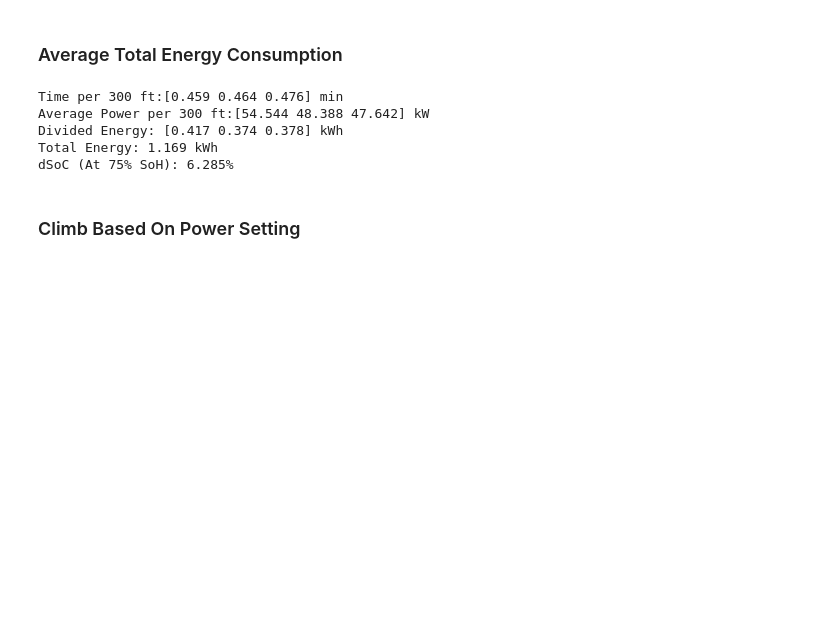
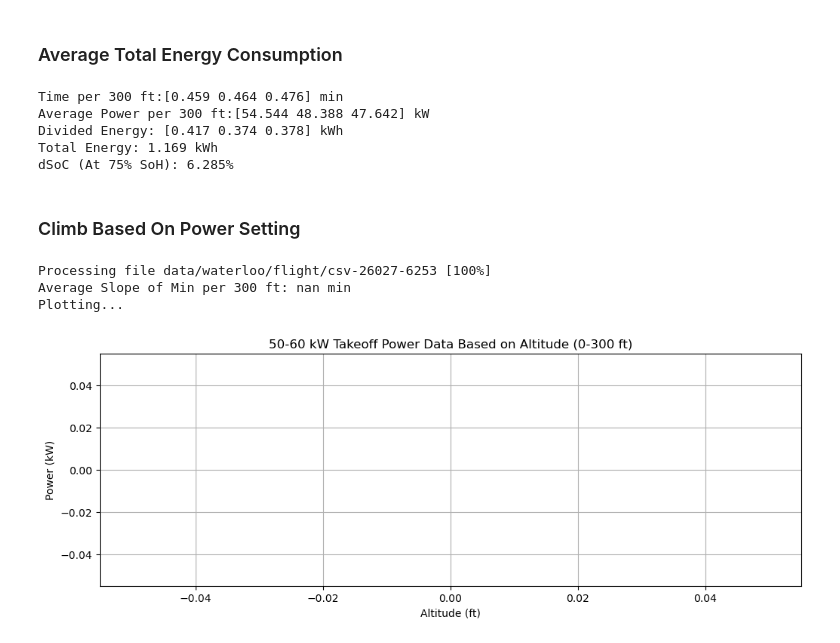
Before and after one commit to NathanL15/BatteryDataAnalysis, a Jupyter notebook: Waterloo-Takeoff-Climb.ipynb, the cells around one changed output. Saved outputs shown, nothing was run; the diff lists cells and outputs as text; code cells hidden in the pictures; blank space fills up the shorter version.

```diff
--- a/Waterloo-Takeoff-Climb.ipynb
+++ b/Waterloo-Takeoff-Climb.ipynb
@@ -1215,3 +1215,67 @@ Total Energy: 1.169 kWh
 dSoC (At 75% SoH): 6.285%
 # %% [markdown]
 ### Climb Based On Power Setting
+# %%
+%%time
+cell_diff = 20
+total_subfolders = len(subfolders)
+colormap = plt.colormaps['tab20']
+plt.figure(figsize=(12, 4))
+
+slopes_soc_per_ft = []
+power_list = []
+
+for i, subfolder in enumerate(subfolders):
+    print(f"\rProcessing file {subfolder} [{round((i+1) / total_subfolders * 100)}%]", end='', flush = True)
+    if df_power["alt"][i].max() < 1300:
+        # Calculates the slope of cells 20 cells away from each other
+        alt_diff = df_power["alt"][i].diff(periods=cell_diff)
+        time_diff = df_power["time"][i].diff(periods=cell_diff)
+        temp_alt_diff = df_power["alt"][i].diff(periods=10)
+        alt_diff[temp_alt_diff < 0] = 0
+        slope = alt_diff / time_diff
+        # Find the indices where slope is over 450
+        high_slope_indices = slope[slope > 400].index
+
+        if not high_slope_indices.empty:
+            # Plots the data inbtwn data sufficient slope
+            for idx in high_slope_indices:
+                start_idx = max(0, idx - cell_diff + 1)
+                end_idx = min(len(df_power["alt"][i]), idx + 1)
+
+                while start_idx < end_idx and df_power["alt"][i][start_idx] < 0:
+                    start_idx += 1
+                while end_idx > start_idx and df_power["alt"][i][end_idx - 1] > 300:
+                    end_idx -= 1
+
+                if start_idx == end_idx:
+                    # No valid altitude values within the range
+                    continue
+
+                filtered_pwr = df_power["kw"][i][start_idx:end_idx][df_power["kw"][i][start_idx:end_idx]>30]
+                filtered_alt = df_power["alt"][i][start_idx:end_idx][df_power["kw"][i][start_idx:end_idx]>30]
+                filtered_pwr = filtered_pwr[(filtered_pwr > 40) & (filtered_pwr < 50)]
+                filtered_alt = filtered_alt.loc[filtered_pwr.index]
+
+                plt.plot(filtered_alt, filtered_pwr, color=colormap(i / total_subfolders))
+
+                mean_value = filtered_pwr.mean(skipna=True)
+                if pd.notna(mean_value):
+                    power_list.append(mean_value)
+
+
+print('')
+average_power = round((abs(np.mean(power_list))),3)
+power_sum[0] = average_power
+print(f"Average Slope of Min per 300 ft: {round((average_power),3)} min")
+print("Plotting...")
+plt.xlabel('Altitude (ft)')
+plt.ylabel('Power (kW)')
+plt.title('50-60 kW Takeoff Power Data Based on Altitude (0-300 ft)')
+plt.grid(True)
+plt.show()
+# %% [output]
+Processing file data/waterloo/flight/csv-26027-6253 [100%]
+Average Slope of Min per 300 ft: nan min
+Plotting...
+[figure, added]
```
Also changed, not shown: parts of 2 cells of this notebook.
